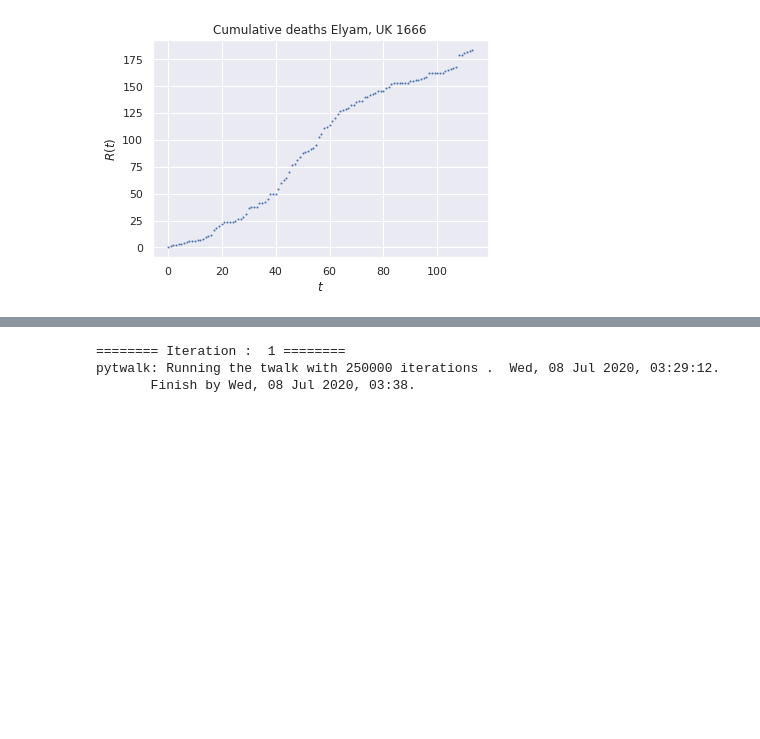
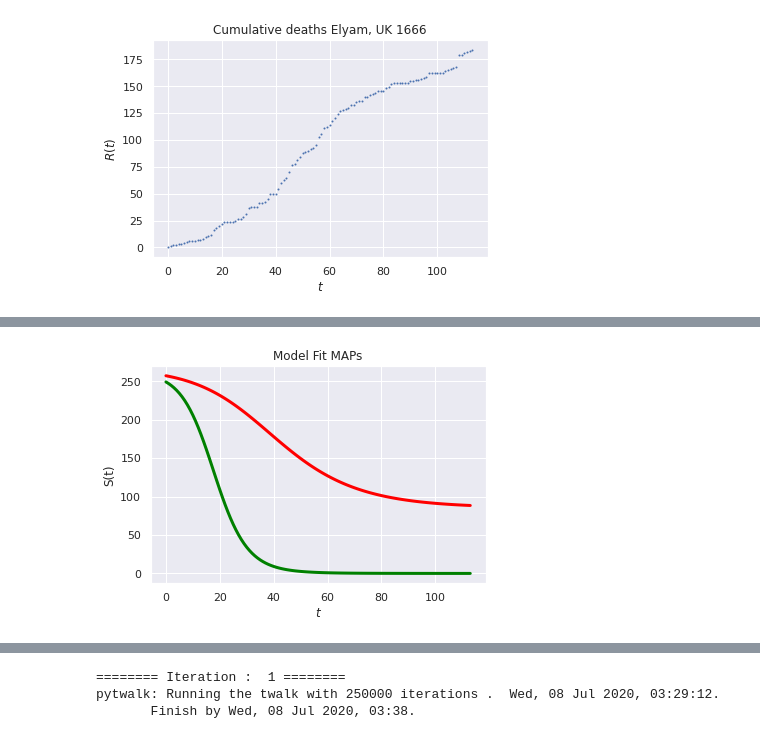
Before and after one commit to jear2412/BUQ-ODEsMCMC, a Jupyter notebook: BlackPlague-SIR-BiAnalysis.ipynb, the cells around one changed output, grey strips where cells are left out. Cells and saved outputs as stored; diff of their text form; code cells hidden in the pictures; blank space fills up the shorter version.

```diff
--- a/BlackPlague-SIR-BiAnalysis.ipynb
+++ b/BlackPlague-SIR-BiAnalysis.ipynb
@@ -198,0 +248,11 @@ plt.show()
+# %%
+#St
+plt.plot(temp1[:,0] , color='red', linewidth=3 )
+plt.plot(temp2[:,0] , color='green', linewidth=3  )
+plt.xlabel( r'$t$' )
+plt.ylabel( r'S(t)' )
+plt.title( 'Model Fit MAPs' )
+plt.savefig( 'mapSt.pdf', dpi=500  )
+plt.show()
+# %% [output]
+[figure, added]
```
Also changed, not shown: parts of 13 cells of this notebook.
